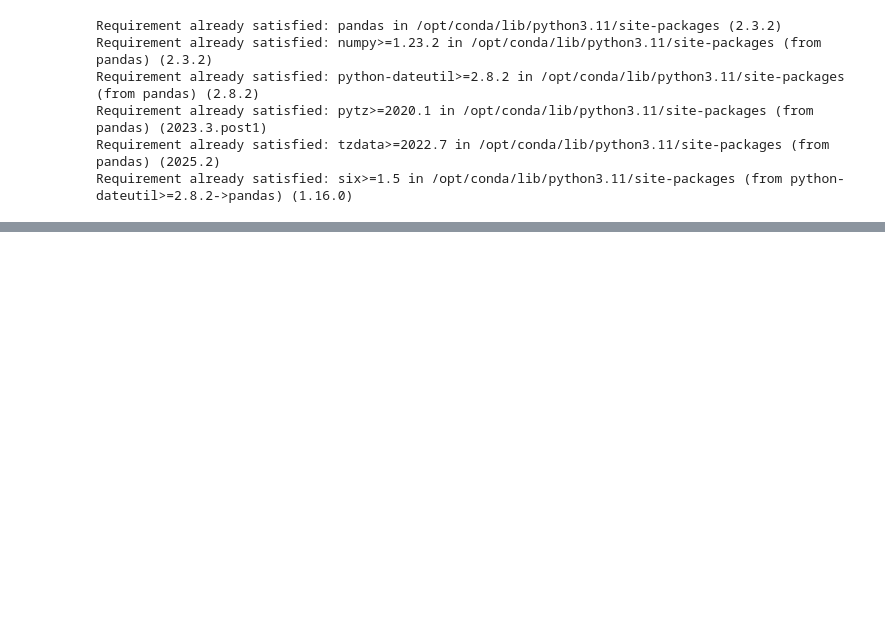
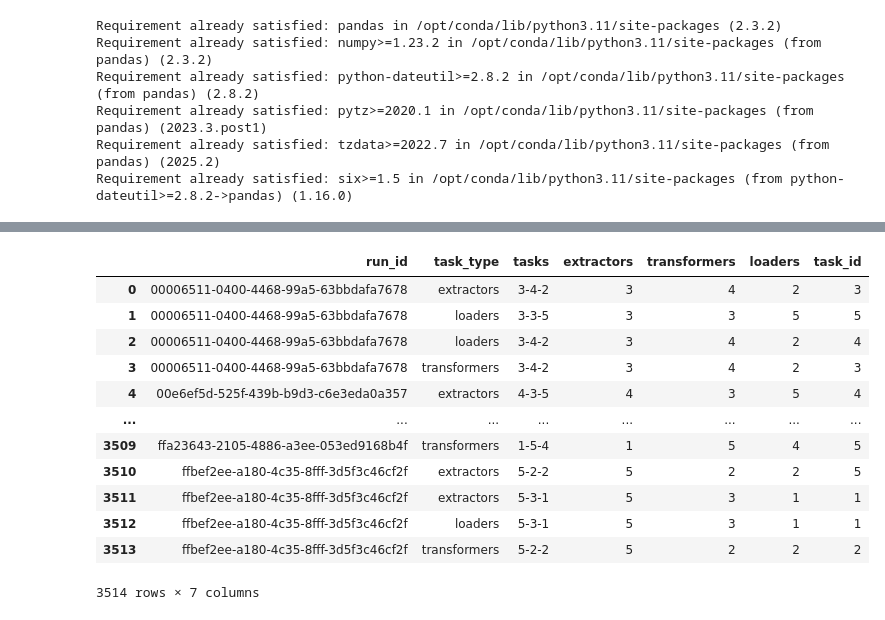
Before and after one commit to offcomputer/usp-airflow-project, a Jupyter notebook: src/notebooks/logs.ipynb, the cells around one changed output, grey strips where cells are left out. Cells and saved outputs as stored; diff of their text form; code cells hidden in the pictures; blank space fills up the shorter version.

```diff
--- a/src/notebooks/logs.ipynb
+++ b/src/notebooks/logs.ipynb
@@ -93,0 +158,19 @@ df_logs_filtered.shape
+# %%
+df_complete_max = df_complete_ref.groupby(
+    ['run_id', 'task_type', 'tasks', 'extractors', 'transformers', 'loaders'],
+    as_index=False).agg({'task_id': 'max'})
+df_complete_max
+# %% [output]
+|  | run_id | task_type | tasks | extractors | transformers | loaders | task_id |
+| 0 | 00006511-0400-4468-99a5-63bbdafa7678 | extractors | 3-4-2 | 3 | 4 | 2 | 3 |
+| 1 | 00006511-0400-4468-99a5-63bbdafa7678 | loaders | 3-3-5 | 3 | 3 | 5 | 5 |
+| 2 | 00006511-0400-4468-99a5-63bbdafa7678 | loaders | 3-4-2 | 3 | 4 | 2 | 4 |
+| 3 | 00006511-0400-4468-99a5-63bbdafa7678 | transformers | 3-4-2 | 3 | 4 | 2 | 3 |
+| 4 | 00e6ef5d-525f-439b-b9d3-c6e3eda0a357 | extractors | 4-3-5 | 4 | 3 | 5 | 4 |
+| ... | ... | ... | ... | ... | ... | ... | ... |
+| 3509 | ffa23643-2105-4886-a3ee-053ed9168b4f | transformers | 1-5-4 | 1 | 5 | 4 | 5 |
+| 3510 | ffbef2ee-a180-4c35-8fff-3d5f3c46cf2f | extractors | 5-2-2 | 5 | 2 | 2 | 5 |
+| 3511 | ffbef2ee-a180-4c35-8fff-3d5f3c46cf2f | extractors | 5-3-1 | 5 | 3 | 1 | 1 |
+| 3512 | ffbef2ee-a180-4c35-8fff-3d5f3c46cf2f | loaders | 5-3-1 | 5 | 3 | 1 | 1 |
+| 3513 | ffbef2ee-a180-4c35-8fff-3d5f3c46cf2f | transformers | 5-2-2 | 5 | 2 | 2 | 2 |
+3514 rows × 7 columns
```
Also changed, not shown: parts of 12 cells of this notebook.
